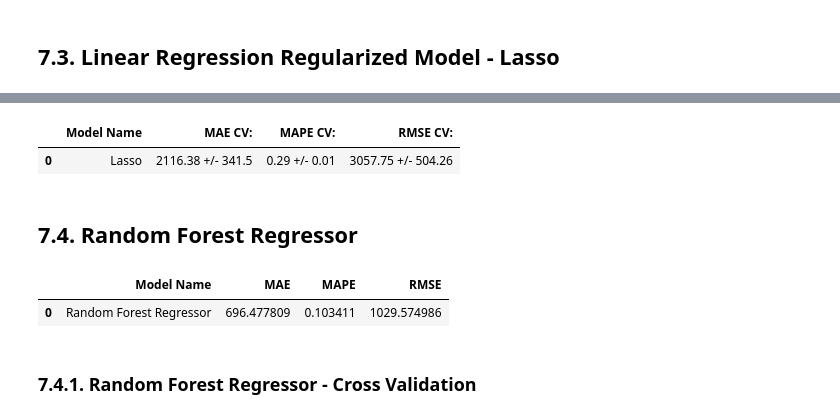
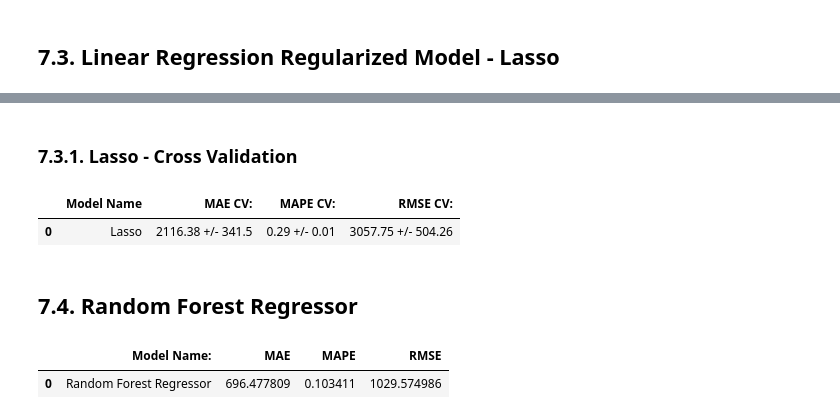
Before and after one commit to andersonftdj/DataScienceEmProducao, a Jupyter notebook: m06_v01_store_sales_prediction.ipynb, the cells around one changed output, grey strips where cells are left out. Saved outputs shown, nothing was run; the diff lists cells and outputs as text; code cells hidden in the pictures.

```diff
--- a/m06_v01_store_sales_prediction.ipynb
+++ b/m06_v01_store_sales_prediction.ipynb
@@ -1086,23 +1088,23 @@ lrr_result
-# %%
-lrr_result_cv = cross_validation( x_training, 5, 'Lasso', lrr, verbose=False)
-lrr_result_cv
-# %% [output]
-|  | Model Name | MAE CV: | MAPE CV: | RMSE CV: |
-| 0 | Lasso | 2116.38 +/- 341.5 | 0.29 +/- 0.01 | 3057.75 +/- 504.26 |
-# %% [markdown]
-## 7.4. Random Forest Regressor
+# %% [markdown]
+### 7.3.1. Lasso - Cross Validation
+# %%
+lrr_result_cv = cross_validation( x_training, 5, 'Lasso', lrr, verbose=False)
+lrr_result_cv
+# %% [output]
+|  | Model Name | MAE CV: | MAPE CV: | RMSE CV: |
+| 0 | Lasso | 2116.38 +/- 341.5 | 0.29 +/- 0.01 | 3057.75 +/- 504.26 |
+# %% [markdown]
+## 7.4. Random Forest Regressor
 # %%
 # model
 rf =  RandomForestRegressor(n_estimators=100, n_jobs=-1, random_state=42).fit( x_train, y_train)
 
 # prediction
-yhat_rfr = rf.predict( x_test )
+yhat_rf = rf.predict( x_test )
 
 # performance
-rf_result = ml_error( 'Random Forest Regressor', np.expm1( y_test ), np.expm1( yhat_rfr ) )
+rf_result = ml_error( 'Random Forest Regressor', np.expm1( y_test ), np.expm1( yhat_rf ) )
 rf_result
 # %% [output]
-|  | Model Name | MAE | MAPE | RMSE |
+|  | Model Name: | MAE | MAPE | RMSE |
 | 0 | Random Forest Regressor | 696.477809 | 0.103411 | 1029.574986 |
-# %% [markdown]
-### 7.4.1. Random Forest Regressor - Cross Validation
```
Also changed, not shown: parts of 40 cells of this notebook.
